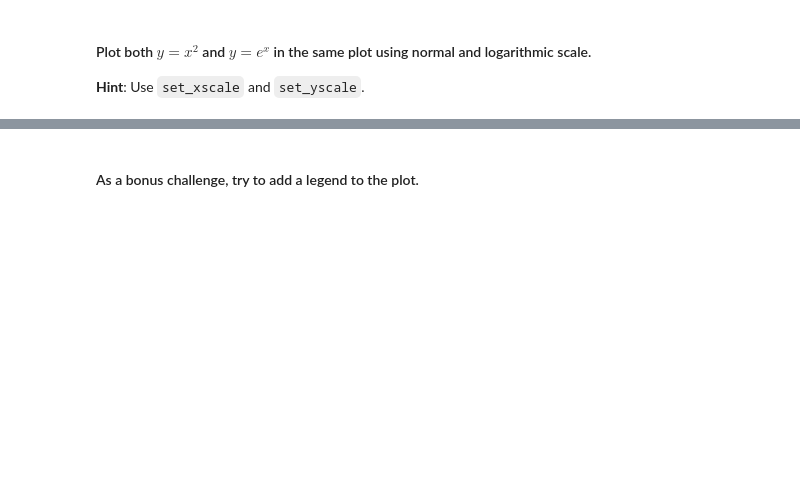
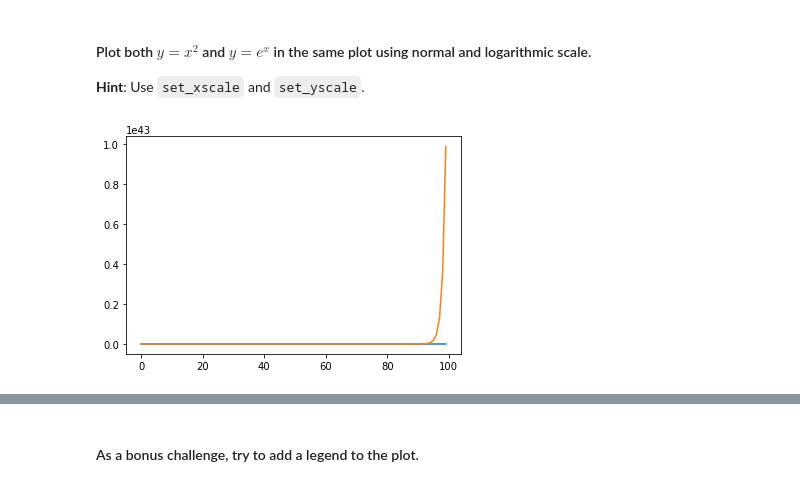
Before and after one commit to ta-datapt-bcn/lab-matplotlib-seaborn, a Jupyter notebook: your-code/main.ipynb, the cells around one changed output, grey strips where cells are left out. Cells and saved outputs as stored; diff of their text form; code cells hidden in the pictures; blank space fills up the shorter version.

```diff
--- a/your-code/main.ipynb
+++ b/your-code/main.ipynb
@@ -43,0 +66,5 @@ If you want, try to add a title to the plot or even axes labels. You can also pl
+# %%
+_ = plt.plot(x,z)
+_ = plt.plot(x,a)
+# %% [output]
+[figure, added]
```
Also changed, not shown: parts of 55 cells of this notebook, 2 other files.
